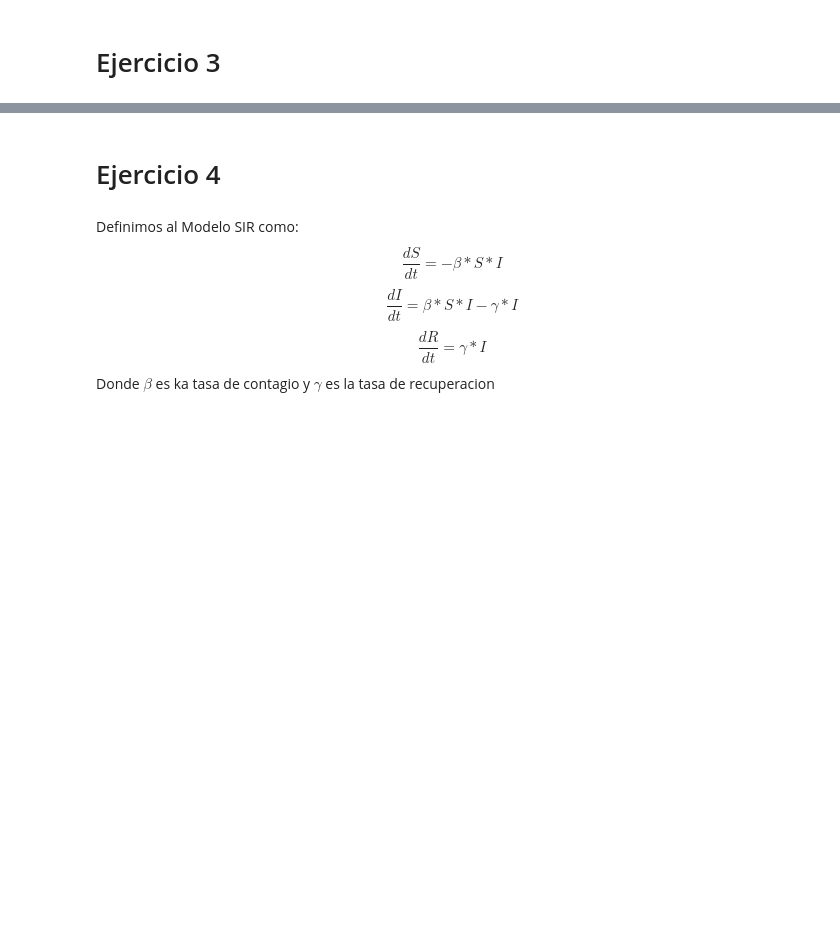
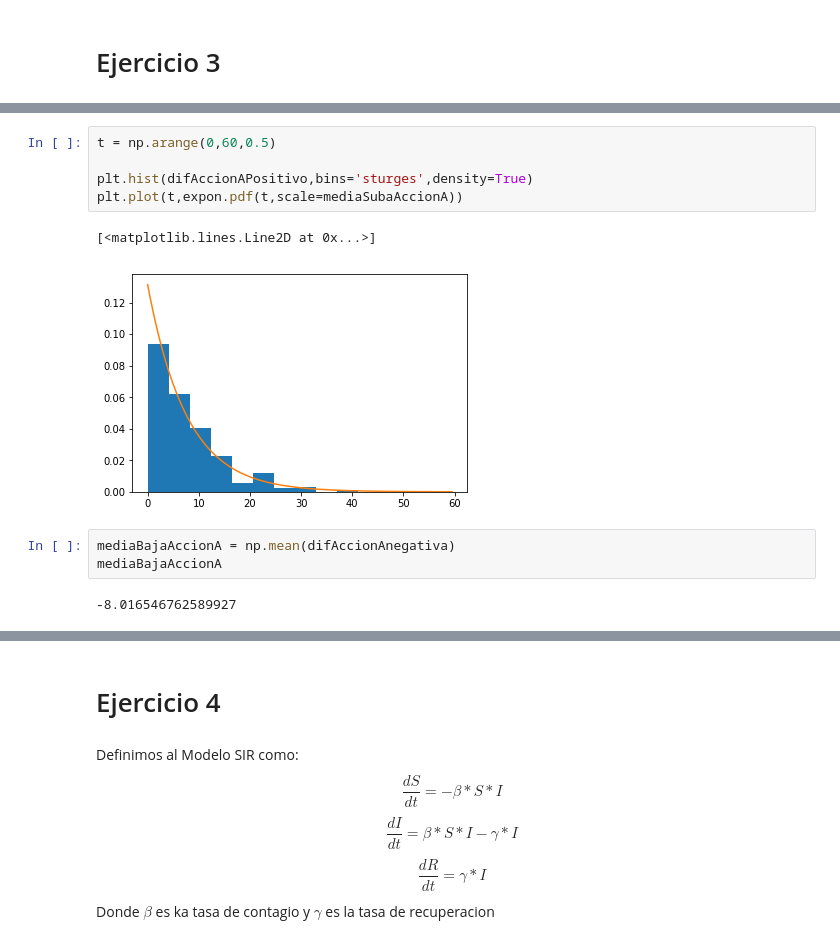
Before and after one commit to jowisaidman/SimulacionTp2, a Jupyter notebook: Informe.ipynb, the cells around one changed output, grey strips where cells are left out. Drawn from its saved outputs; the diff is of its cells as text; blank space fills up the shorter version.

```diff
--- a/Informe.ipynb
+++ b/Informe.ipynb
@@ -342,0 +482,13 @@ Porcentaje de iteraciones que no esta procesando %27.855
+# %%
+t = np.arange(0,60,0.5)
+
+plt.hist(difAccionAPositivo,bins='sturges',density=True)
+plt.plot(t,expon.pdf(t,scale=mediaSubaAccionA))
+# %% [output]
+[<matplotlib.lines.Line2D at 0x...>]
+[figure, added]
+# %%
+mediaBajaAccionA = np.mean(difAccionAnegativa)
+mediaBajaAccionA
+# %% [output]
+-8.016546762589927
```
Also changed, not shown: parts of 43 cells of this notebook, 2 other files.
